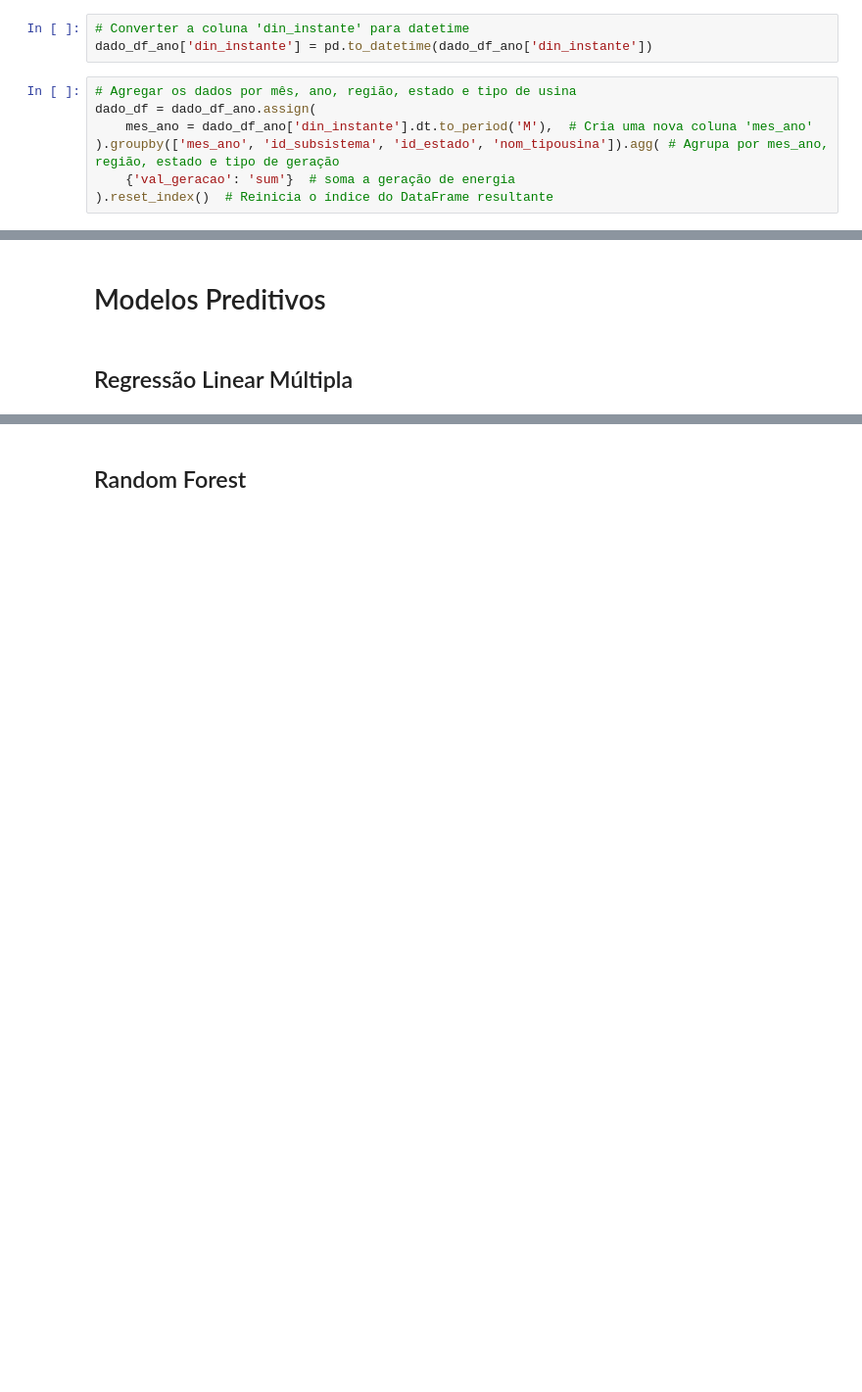
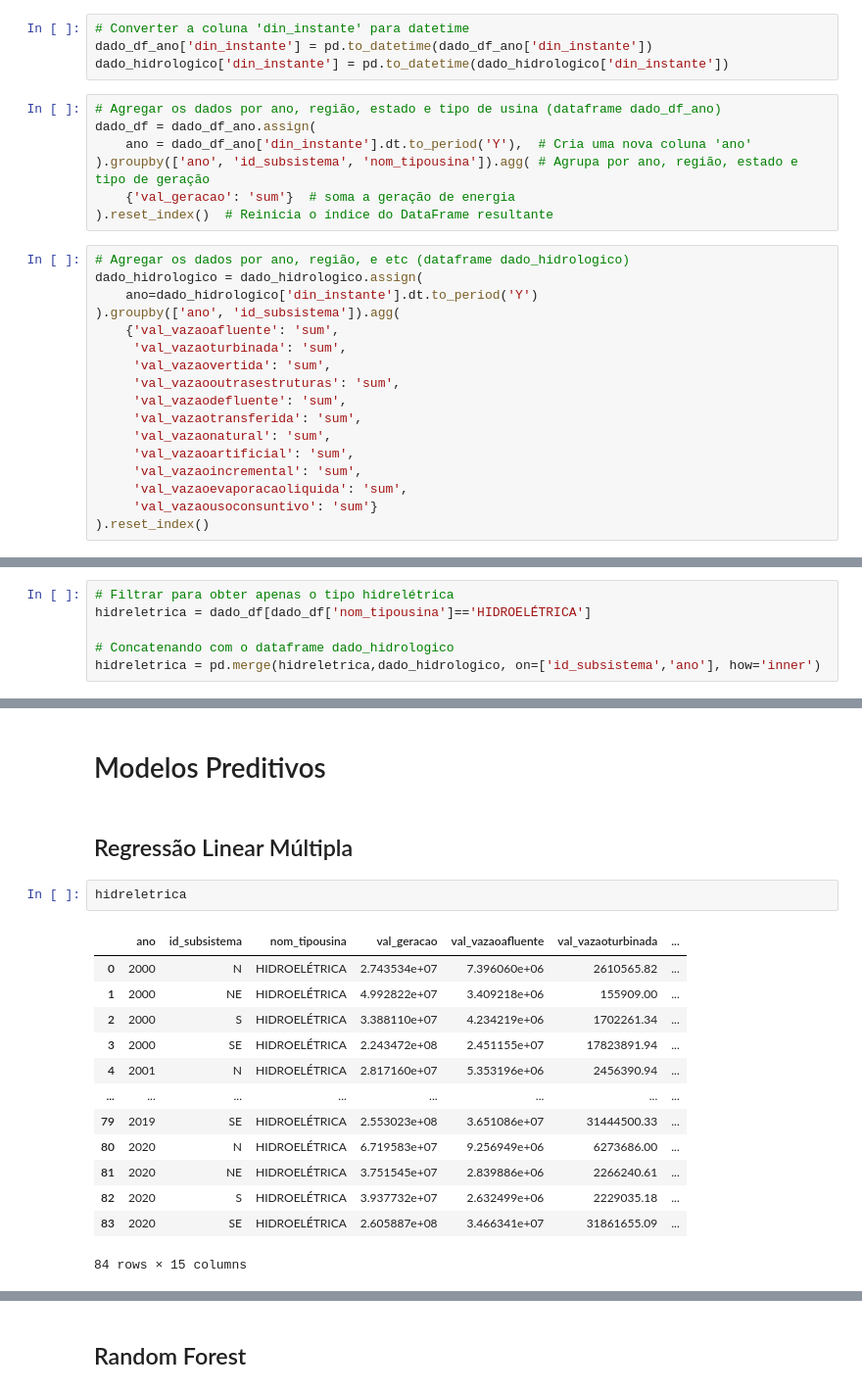
Before and after one commit to CleristonAlbuquerque/desafio_enacom, a Jupyter notebook: Desafio_enacom.ipynb, the cells around one changed output, grey strips where cells are left out. Shown at 98% size. Drawn from its saved outputs; the diff is of its cells as text; blank space fills up the shorter version.

```diff
--- a/Desafio_enacom.ipynb
+++ b/Desafio_enacom.ipynb
@@ -123,11 +195,29 @@ dado_df_ano.dropna(inplace=True)
 # %%
 # Converter a coluna 'din_instante' para datetime
 dado_df_ano['din_instante'] = pd.to_datetime(dado_df_ano['din_instante'])
+dado_hidrologico['din_instante'] = pd.to_datetime(dado_hidrologico['din_instante'])
 # %%
-# Agregar os dados por mês, ano, região, estado e tipo de usina
+# Agregar os dados por ano, região, estado e tipo de usina (dataframe dado_df_ano)
 dado_df = dado_df_ano.assign(
-    mes_ano = dado_df_ano['din_instante'].dt.to_period('M'),  # Cria uma nova coluna 'mes_ano'
-).groupby(['mes_ano', 'id_subsistema', 'id_estado', 'nom_tipousina']).agg( # Agrupa por mes_ano, região, estado e tipo de geração
+    ano = dado_df_ano['din_instante'].dt.to_period('Y'),  # Cria uma nova coluna 'ano'
+).groupby(['ano', 'id_subsistema', 'nom_tipousina']).agg( # Agrupa por ano, região, estado e tipo de geração
     {'val_geracao': 'sum'}  # soma a geração de energia
 ).reset_index()  # Reinicia o índice do DataFrame resultante
+# %%
+# Agregar os dados por ano, região, e etc (dataframe dado_hidrologico)
+dado_hidrologico = dado_hidrologico.assign(
+    ano=dado_hidrologico['din_instante'].dt.to_period('Y')
+).groupby(['ano', 'id_subsistema']).agg(
+    {'val_vazaoafluente': 'sum',
+     'val_vazaoturbinada': 'sum',
+     'val_vazaovertida': 'sum',
+     'val_vazaooutrasestruturas': 'sum',
+     'val_vazaodefluente': 'sum',
+     'val_vazaotransferida': 'sum',
+     'val_vazaonatural': 'sum',
+     'val_vazaoartificial': 'sum',
+     'val_vazaoincremental': 'sum',
+     'val_vazaoevaporacaoliquida': 'sum',
+     'val_vazaousoconsuntivo': 'sum'}
+).reset_index()
 # %%
@@ -150,0 +260,6 @@ dado_regiao = dado_df[['mes_ano','id_subsistema','nom_tipousina','val_geracao']]
+# %%
+# Filtrar para obter apenas o tipo hidrelétrica
+hidreletrica = dado_df[dado_df['nom_tipousina']=='HIDROELÉTRICA']
+
+# Concatenando com o dataframe dado_hidrologico
+hidreletrica = pd.merge(hidreletrica,dado_hidrologico, on=['id_subsistema','ano'], how='inner')
@@ -319,6 +446,22 @@ plotar_grafico('sul', 'S')
 # Modelos Preditivos
 # %% [markdown]
 ## Regressão Linear Múltipla
+# %%
+hidreletrica
+# %% [output]
+|  | ano | id_subsistema | nom_tipousina | val_geracao | val_vazaoafluente | val_vazaoturbinada | ... |
+| 0 | 2000 | N | HIDROELÉTRICA | 2.743534e+07 | 7.396060e+06 | 2610565.82 | ... |
+| 1 | 2000 | NE | HIDROELÉTRICA | 4.992822e+07 | 3.409218e+06 | 155909.00 | ... |
+| 2 | 2000 | S | HIDROELÉTRICA | 3.388110e+07 | 4.234219e+06 | 1702261.34 | ... |
+| 3 | 2000 | SE | HIDROELÉTRICA | 2.243472e+08 | 2.451155e+07 | 17823891.94 | ... |
+| 4 | 2001 | N | HIDROELÉTRICA | 2.817160e+07 | 5.353196e+06 | 2456390.94 | ... |
+| ... | ... | ... | ... | ... | ... | ... | ... |
+| 79 | 2019 | SE | HIDROELÉTRICA | 2.553023e+08 | 3.651086e+07 | 31444500.33 | ... |
+| 80 | 2020 | N | HIDROELÉTRICA | 6.719583e+07 | 9.256949e+06 | 6273686.00 | ... |
+| 81 | 2020 | NE | HIDROELÉTRICA | 3.751545e+07 | 2.839886e+06 | 2266240.61 | ... |
+| 82 | 2020 | S | HIDROELÉTRICA | 3.937732e+07 | 2.632499e+06 | 2229035.18 | ... |
+| 83 | 2020 | SE | HIDROELÉTRICA | 2.605887e+08 | 3.466341e+07 | 31861655.09 | ... |
+84 rows × 15 columns
 # %%
 # Importando as bibliotecas necessárias
 from sklearn.linear_model import LinearRegression
```
Also changed, not shown: parts of 48 cells of this notebook, 1 other file.
